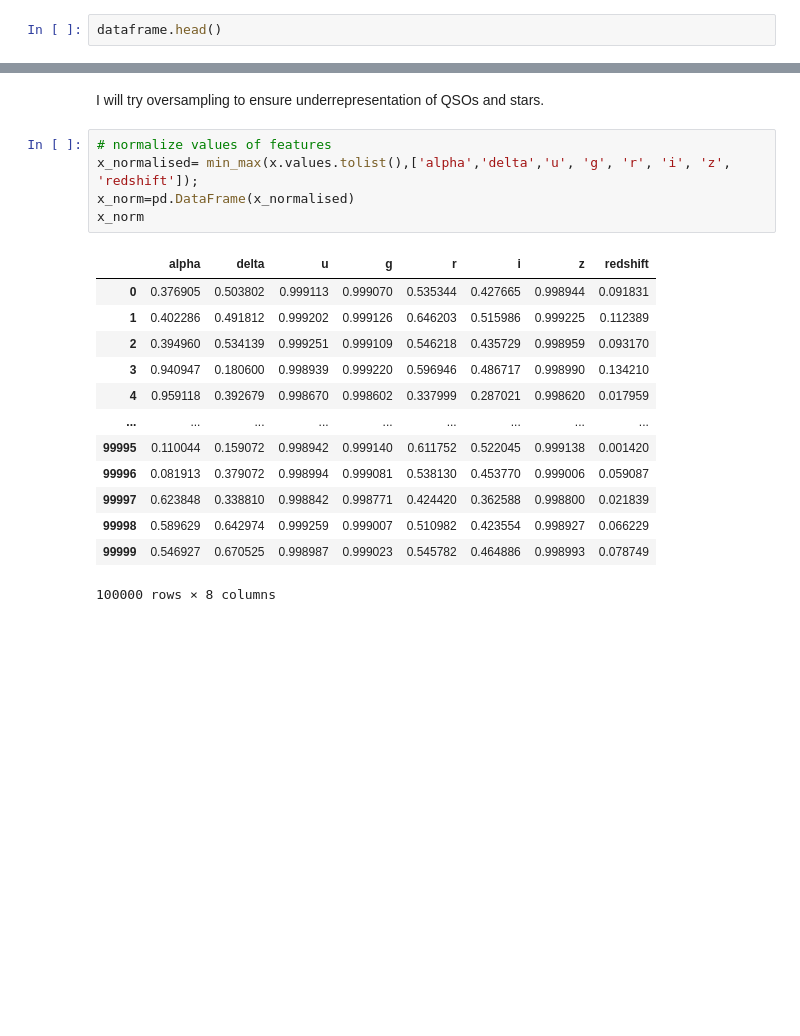
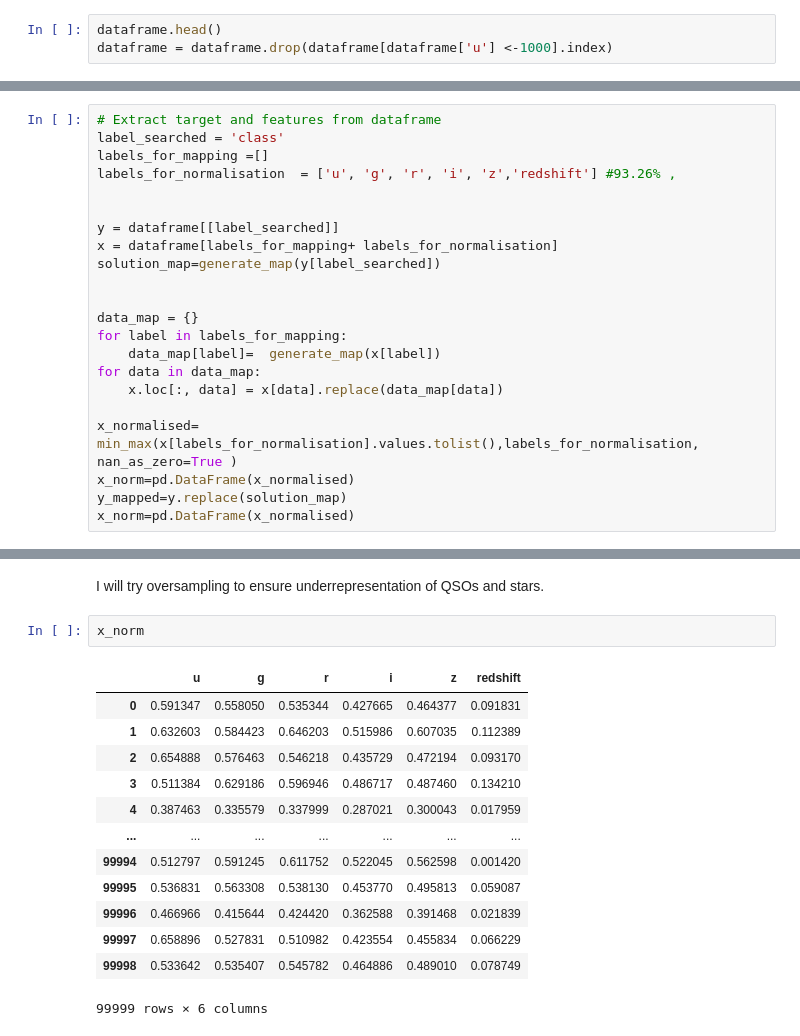
Before and after one commit to RadekJedrzejczyk/StarClasification, a Jupyter notebook: analysis.ipynb, the cells around one changed output, grey strips where cells are left out. Cells and saved outputs as stored; diff of their text form; blank space fills up the shorter version.

```diff
--- a/analysis.ipynb
+++ b/analysis.ipynb
@@ -8,3 +9,4 @@ from grader import grader
 dataframe = pd.read_csv('star_classification.csv')
 # %%
 dataframe.head()
+dataframe = dataframe.drop(dataframe[dataframe['u'] <-1000].index)
@@ -76,0 +72,22 @@ max         7.011245   12547.000000   58932.000000    1000.000000
+# %%
+# Extract target and features from dataframe
+label_searched = 'class'
+labels_for_mapping =[]
+labels_for_normalisation  = ['u', 'g', 'r', 'i', 'z','redshift'] #93.26% ,
+
+
+y = dataframe[[label_searched]]
+x = dataframe[labels_for_mapping+ labels_for_normalisation]
+solution_map=generate_map(y[label_searched])
+
+
+data_map = {}
+for label in labels_for_mapping:
+    data_map[label]=  generate_map(x[label])
+for data in data_map:
+    x.loc[:, data] = x[data].replace(data_map[data])
+
+x_normalised= min_max(x[labels_for_normalisation].values.tolist(),labels_for_normalisation, nan_as_zero=True )
+x_norm=pd.DataFrame(x_normalised)
+y_mapped=y.replace(solution_map)
+x_norm=pd.DataFrame(x_normalised)
@@ -106,24 +139,21 @@ Name: class, dtype: int64
 # %% [markdown]
 I will try oversampling to ensure underrepresentation of QSOs and stars.
 # %%
-# normalize values of features
-x_normalised= min_max(x.values.tolist(),['alpha','delta','u', 'g', 'r', 'i', 'z', 'redshift']);
-x_norm=pd.DataFrame(x_normalised)
 x_norm
 # %% [output]
-|  | alpha | delta | u | g | r | i | z | redshift |
-| 0 | 0.376905 | 0.503802 | 0.999113 | 0.999070 | 0.535344 | 0.427665 | 0.998944 | 0.091831 |
-| 1 | 0.402286 | 0.491812 | 0.999202 | 0.999126 | 0.646203 | 0.515986 | 0.999225 | 0.112389 |
-| 2 | 0.394960 | 0.534139 | 0.999251 | 0.999109 | 0.546218 | 0.435729 | 0.998959 | 0.093170 |
-| 3 | 0.940947 | 0.180600 | 0.998939 | 0.999220 | 0.596946 | 0.486717 | 0.998990 | 0.134210 |
-| 4 | 0.959118 | 0.392679 | 0.998670 | 0.998602 | 0.337999 | 0.287021 | 0.998620 | 0.017959 |
-| ... | ... | ... | ... | ... | ... | ... | ... | ... |
-| 99995 | 0.110044 | 0.159072 | 0.998942 | 0.999140 | 0.611752 | 0.522045 | 0.999138 | 0.001420 |
-| 99996 | 0.081913 | 0.379072 | 0.998994 | 0.999081 | 0.538130 | 0.453770 | 0.999006 | 0.059087 |
-| 99997 | 0.623848 | 0.338810 | 0.998842 | 0.998771 | 0.424420 | 0.362588 | 0.998800 | 0.021839 |
-| 99998 | 0.589629 | 0.642974 | 0.999259 | 0.999007 | 0.510982 | 0.423554 | 0.998927 | 0.066229 |
-| 99999 | 0.546927 | 0.670525 | 0.998987 | 0.999023 | 0.545782 | 0.464886 | 0.998993 | 0.078749 |
+|  | u | g | r | i | z | redshift |
+| 0 | 0.591347 | 0.558050 | 0.535344 | 0.427665 | 0.464377 | 0.091831 |
+| 1 | 0.632603 | 0.584423 | 0.646203 | 0.515986 | 0.607035 | 0.112389 |
+| 2 | 0.654888 | 0.576463 | 0.546218 | 0.435729 | 0.472194 | 0.093170 |
+| 3 | 0.511384 | 0.629186 | 0.596946 | 0.486717 | 0.487460 | 0.134210 |
+| 4 | 0.387463 | 0.335579 | 0.337999 | 0.287021 | 0.300043 | 0.017959 |
+| ... | ... | ... | ... | ... | ... | ... |
+| 99994 | 0.512797 | 0.591245 | 0.611752 | 0.522045 | 0.562598 | 0.001420 |
+| 99995 | 0.536831 | 0.563308 | 0.538130 | 0.453770 | 0.495813 | 0.059087 |
+| 99996 | 0.466966 | 0.415644 | 0.424420 | 0.362588 | 0.391468 | 0.021839 |
+| 99997 | 0.658896 | 0.527831 | 0.510982 | 0.423554 | 0.455834 | 0.066229 |
+| 99998 | 0.533642 | 0.535407 | 0.545782 | 0.464886 | 0.489010 | 0.078749 |
-100000 rows × 8 columns
+99999 rows × 6 columns
 # %%
 from sklearn.model_selection import train_test_split
 x_train, x_test, y_train, y_test = train_test_split(x_norm, y_mapped, test_size=0.2, random_state = 10)
```
Also changed, not shown: parts of 18 cells of this notebook, 3 other files.
